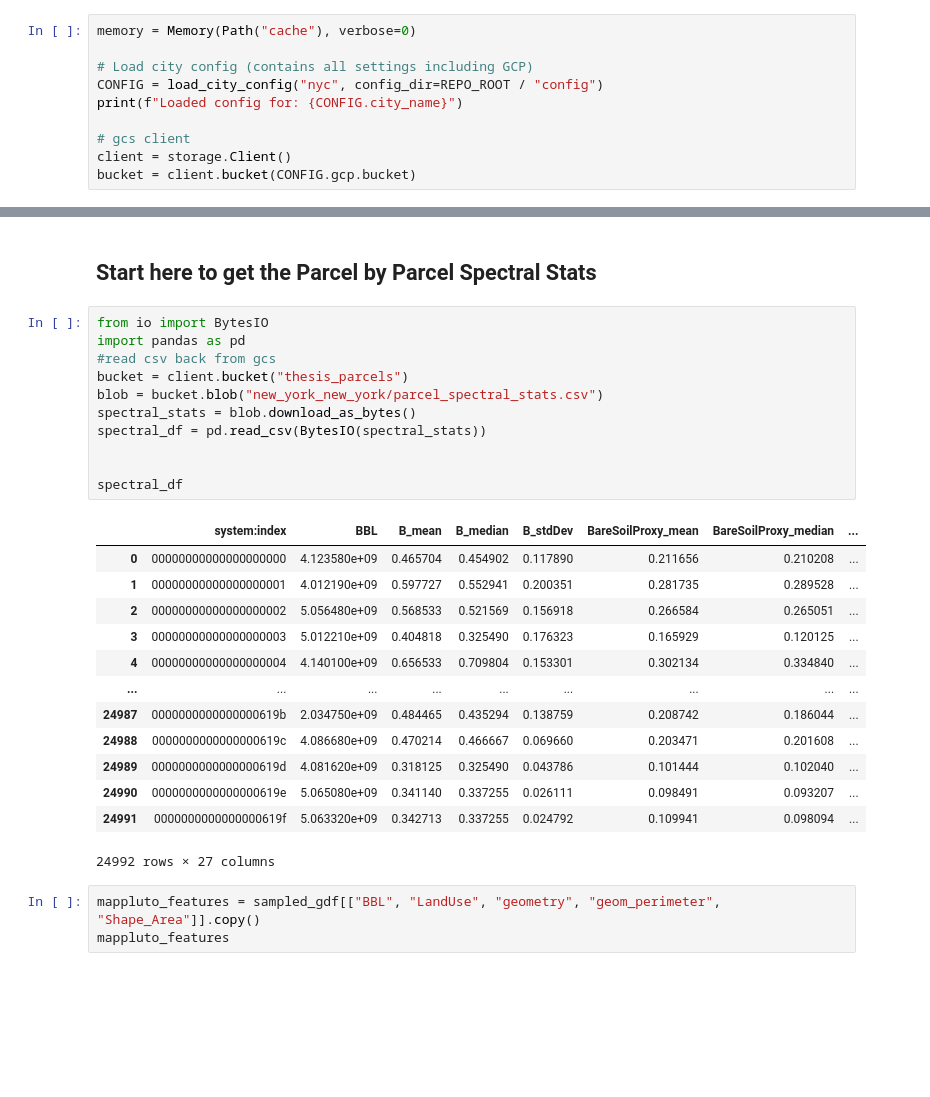
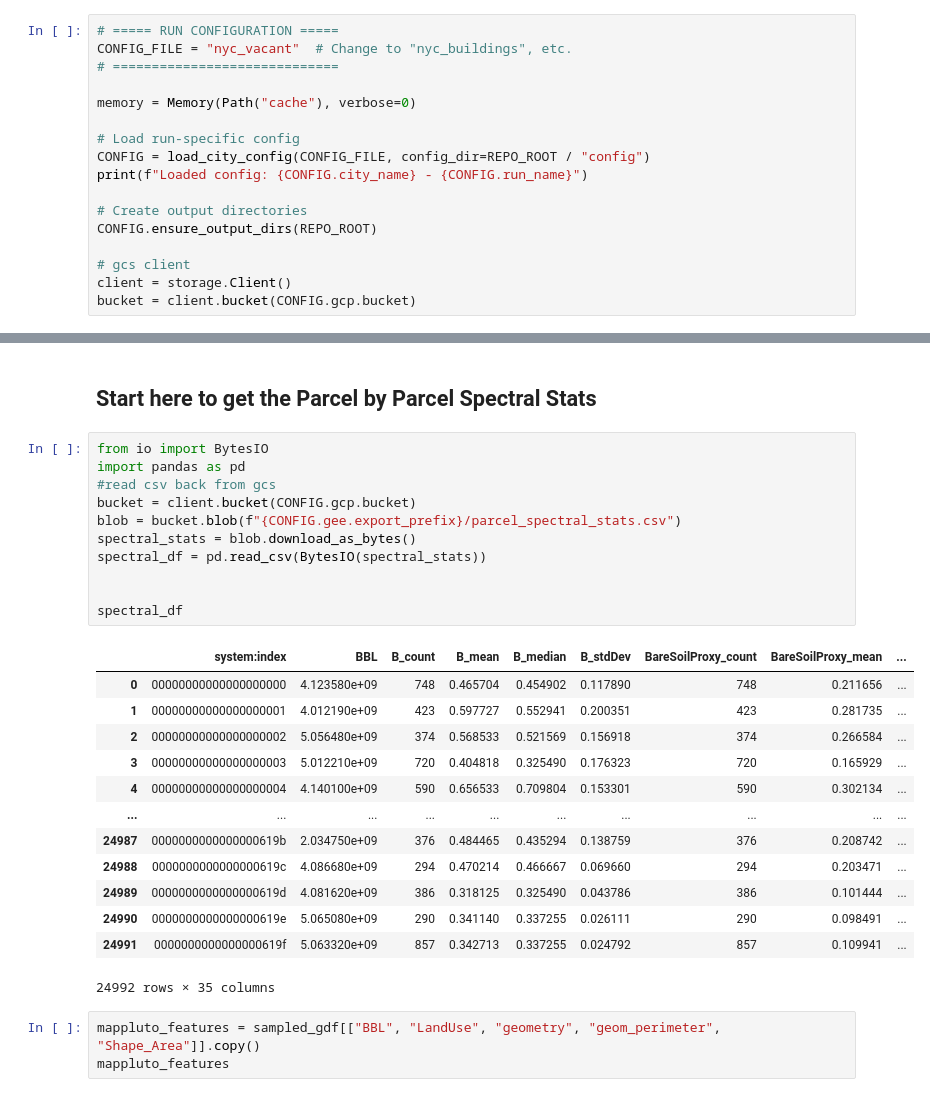
Before and after one commit to poltergeistjoya/Vacant_Lot_Detection, a Jupyter notebook: EDA/clean.ipynb, the cells around one changed output, grey strips where cells are left out. Cells and saved outputs as stored; diff of their text form; blank space fills up the shorter version.

```diff
--- a/EDA/clean.ipynb
+++ b/EDA/clean.ipynb
@@ -24,11 +33,18 @@ from analysis import (
     analyze_cluster_composition,
 )
 # %%
+# ===== RUN CONFIGURATION =====
+CONFIG_FILE = "nyc_vacant"  # Change to "nyc_buildings", etc.
+# =============================
+
 memory = Memory(Path("cache"), verbose=0)
 
-# Load city config (contains all settings including GCP)
-CONFIG = load_city_config("nyc", config_dir=REPO_ROOT / "config")
-print(f"Loaded config for: {CONFIG.city_name}")
+# Load run-specific config
+CONFIG = load_city_config(CONFIG_FILE, config_dir=REPO_ROOT / "config")
+print(f"Loaded config: {CONFIG.city_name} - {CONFIG.run_name}")
+
+# Create output directories
+CONFIG.ensure_output_dirs(REPO_ROOT)
 
 # gcs client
 client = storage.Client()
@@ -164,28 +323,28 @@ task.start()
 # %%
 from io import BytesIO
 import pandas as pd
 #read csv back from gcs
-bucket = client.bucket("thesis_parcels")
-blob = bucket.blob("new_york_new_york/parcel_spectral_stats.csv")
+bucket = client.bucket(CONFIG.gcp.bucket)
+blob = bucket.blob(f"{CONFIG.gee.export_prefix}/parcel_spectral_stats.csv")
 spectral_stats = blob.download_as_bytes()
 spectral_df = pd.read_csv(BytesIO(spectral_stats))
 
 
 spectral_df
 # %% [output]
-|  | system:index | BBL | B_mean | B_median | B_stdDev | BareSoilProxy_mean | BareSoilProxy_median | ... |
-| 0 | 00000000000000000000 | 4.123580e+09 | 0.465704 | 0.454902 | 0.117890 | 0.211656 | 0.210208 | ... |
-| 1 | 00000000000000000001 | 4.012190e+09 | 0.597727 | 0.552941 | 0.200351 | 0.281735 | 0.289528 | ... |
-| 2 | 00000000000000000002 | 5.056480e+09 | 0.568533 | 0.521569 | 0.156918 | 0.266584 | 0.265051 | ... |
-| 3 | 00000000000000000003 | 5.012210e+09 | 0.404818 | 0.325490 | 0.176323 | 0.165929 | 0.120125 | ... |
-| 4 | 00000000000000000004 | 4.140100e+09 | 0.656533 | 0.709804 | 0.153301 | 0.302134 | 0.334840 | ... |
-| ... | ... | ... | ... | ... | ... | ... | ... | ... |
-| 24987 | 0000000000000000619b | 2.034750e+09 | 0.484465 | 0.435294 | 0.138759 | 0.208742 | 0.186044 | ... |
-| 24988 | 0000000000000000619c | 4.086680e+09 | 0.470214 | 0.466667 | 0.069660 | 0.203471 | 0.201608 | ... |
-| 24989 | 0000000000000000619d | 4.081620e+09 | 0.318125 | 0.325490 | 0.043786 | 0.101444 | 0.102040 | ... |
-| 24990 | 0000000000000000619e | 5.065080e+09 | 0.341140 | 0.337255 | 0.026111 | 0.098491 | 0.093207 | ... |
-| 24991 | 0000000000000000619f | 5.063320e+09 | 0.342713 | 0.337255 | 0.024792 | 0.109941 | 0.098094 | ... |
+|  | system:index | BBL | B_count | B_mean | B_median | B_stdDev | BareSoilProxy_count | BareSoilProxy_mean | ... |
+| 0 | 00000000000000000000 | 4.123580e+09 | 748 | 0.465704 | 0.454902 | 0.117890 | 748 | 0.211656 | ... |
+| 1 | 00000000000000000001 | 4.012190e+09 | 423 | 0.597727 | 0.552941 | 0.200351 | 423 | 0.281735 | ... |
+| 2 | 00000000000000000002 | 5.056480e+09 | 374 | 0.568533 | 0.521569 | 0.156918 | 374 | 0.266584 | ... |
+| 3 | 00000000000000000003 | 5.012210e+09 | 720 | 0.404818 | 0.325490 | 0.176323 | 720 | 0.165929 | ... |
+| 4 | 00000000000000000004 | 4.140100e+09 | 590 | 0.656533 | 0.709804 | 0.153301 | 590 | 0.302134 | ... |
+| ... | ... | ... | ... | ... | ... | ... | ... | ... | ... |
+| 24987 | 0000000000000000619b | 2.034750e+09 | 376 | 0.484465 | 0.435294 | 0.138759 | 376 | 0.208742 | ... |
+| 24988 | 0000000000000000619c | 4.086680e+09 | 294 | 0.470214 | 0.466667 | 0.069660 | 294 | 0.203471 | ... |
+| 24989 | 0000000000000000619d | 4.081620e+09 | 386 | 0.318125 | 0.325490 | 0.043786 | 386 | 0.101444 | ... |
+| 24990 | 0000000000000000619e | 5.065080e+09 | 290 | 0.341140 | 0.337255 | 0.026111 | 290 | 0.098491 | ... |
+| 24991 | 0000000000000000619f | 5.063320e+09 | 857 | 0.342713 | 0.337255 | 0.024792 | 857 | 0.109941 | ... |
-24992 rows × 27 columns
+24992 rows × 35 columns
 # %%
 mappluto_features = sampled_gdf[["BBL", "LandUse", "geometry", "geom_perimeter", "Shape_Area"]].copy()
 mappluto_features
```
Also changed, not shown: parts of 31 cells of this notebook, 12 other files.
